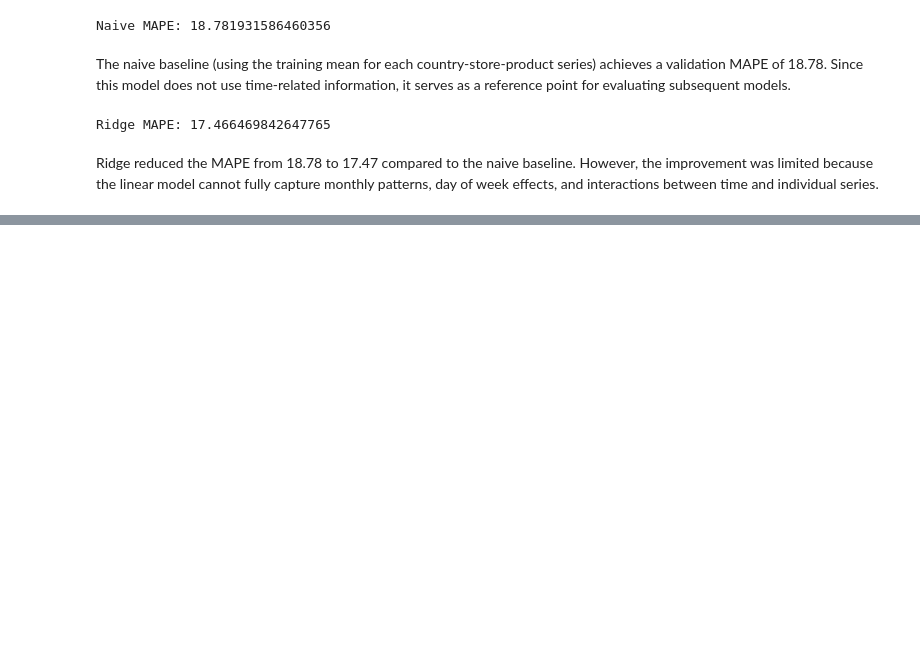
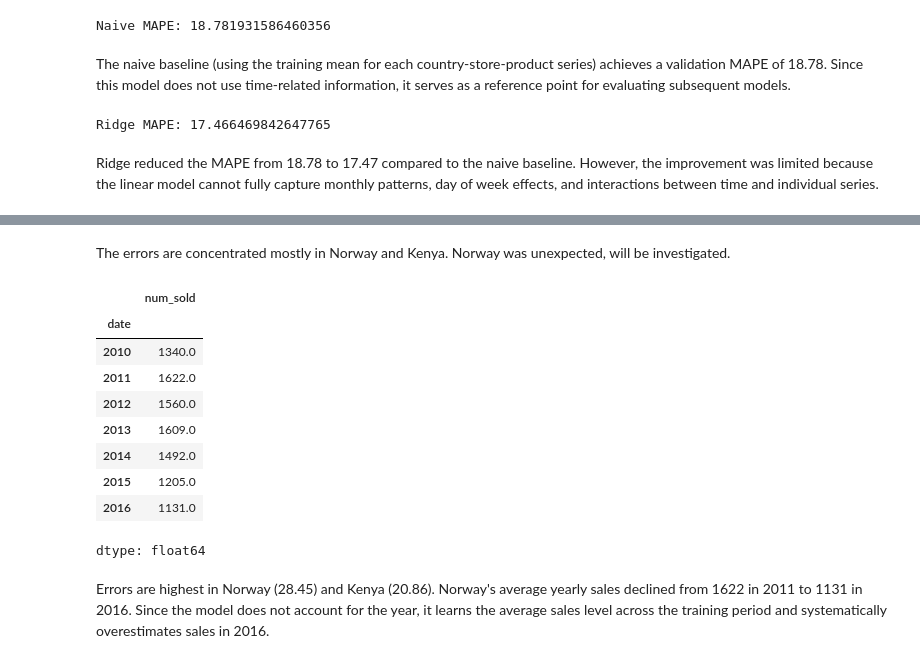
Before and after one commit to ceng313-2026/GROUP53_CENG313, a Jupyter notebook: assignment1_eda_baseline.ipynb, the cells around one changed output, grey strips where cells are left out. Drawn from its saved outputs; the diff is of its cells as text; code cells hidden in the pictures; blank space fills up the shorter version.

```diff
--- a/assignment1_eda_baseline.ipynb
+++ b/assignment1_eda_baseline.ipynb
@@ -261,0 +290,18 @@ Ridge reduced the MAPE from 18.78 to 17.47 compared to the naive baseline. Howev
+# %% [markdown]
+The errors are concentrated mostly in Norway and Kenya. Norway was unexpected, will be investigated.
+# %%
+nor = train[train['country']=='Norway']
+nor.groupby(nor['date'].dt.year)['num_sold'].mean().round(0)
+# %% [output]
+|  | num_sold |
+| date |  |
+| 2010 | 1340.0 |
+| 2011 | 1622.0 |
+| 2012 | 1560.0 |
+| 2013 | 1609.0 |
+| 2014 | 1492.0 |
+| 2015 | 1205.0 |
+| 2016 | 1131.0 |
+dtype: float64
+# %% [markdown]
+Errors are highest in Norway (28.45) and Kenya (20.86). Norway's average yearly sales declined from 1622 in 2011 to 1131 in 2016. Since the model does not account for the year, it learns the average sales level across the training period and systematically overestimates sales in 2016.
```
Also changed, not shown: parts of 5 cells of this notebook.
